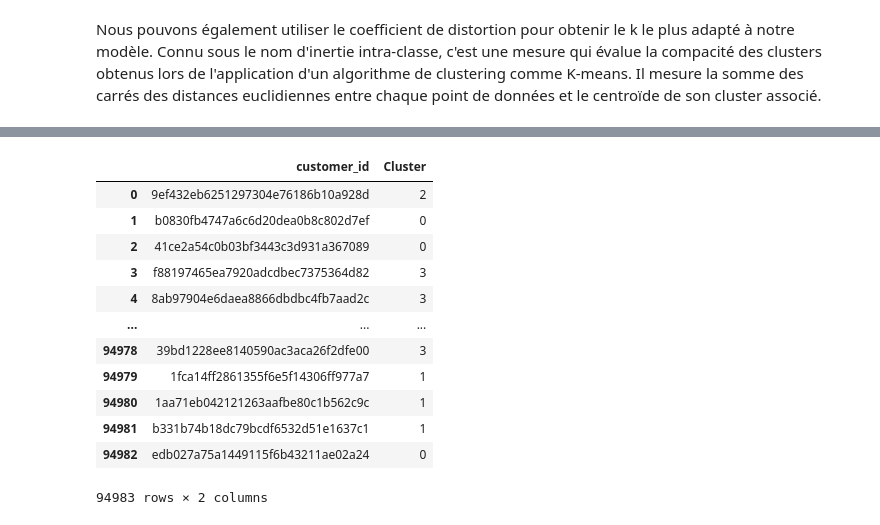
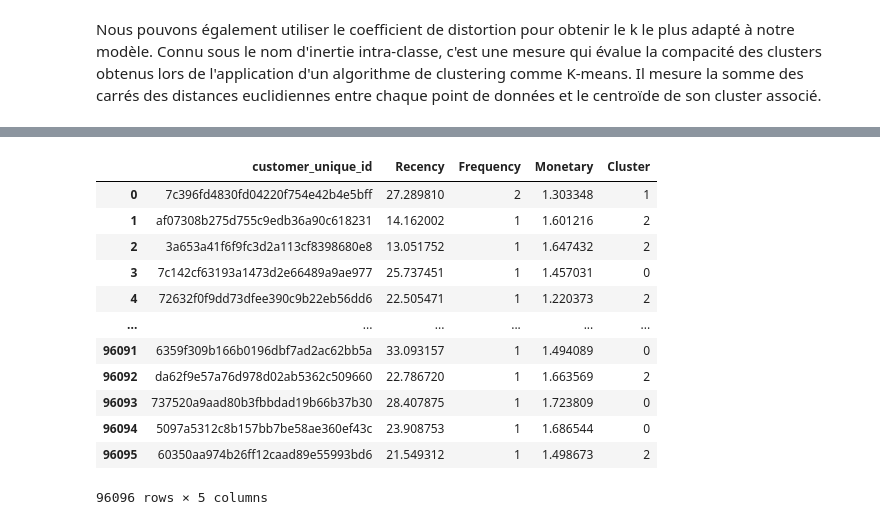
Before and after one commit to HaDock404/CustomerSegmentation, a Jupyter notebook: k_means_test.ipynb, the cells around one changed output, grey strips where cells are left out. Saved outputs shown, nothing was run; the diff lists cells and outputs as text; code cells hidden in the pictures.

```diff
--- a/k_means_test.ipynb
+++ b/k_means_test.ipynb
@@ -103,7 +103,7 @@ Pour déterminer le nombre optimal de cluster à utiliser pour notre algorithme
 from sklearn.cluster import KMeans
 from sklearn.preprocessing import StandardScaler
 
-df_Y = df.drop('customer_id', axis=1)
+df_Y = df.drop('customer_unique_id', axis=1)
 
 scaler = StandardScaler()
 scaled_features = scaler.fit_transform(df_Y)
@@ -184,21 +184,21 @@ plt.show()
 # %%
 df_cluster = df.copy()
-df_cluster.drop(columns={'Recency', 'Frequency', 'Monetary'}, inplace=True)
+#df_cluster.drop(columns={'Recency', 'Frequency', 'Monetary'}, inplace=True)
 df_cluster
 # %% [output]
-|  | customer_id | Cluster |
-| 0 | 9ef432eb6251297304e76186b10a928d | 2 |
-| 1 | b0830fb4747a6c6d20dea0b8c802d7ef | 0 |
-| 2 | 41ce2a54c0b03bf3443c3d931a367089 | 0 |
-| 3 | f88197465ea7920adcdbec7375364d82 | 3 |
-| 4 | 8ab97904e6daea8866dbdbc4fb7aad2c | 3 |
-| ... | ... | ... |
-| 94978 | 39bd1228ee8140590ac3aca26f2dfe00 | 3 |
-| 94979 | 1fca14ff2861355f6e5f14306ff977a7 | 1 |
-| 94980 | 1aa71eb042121263aafbe80c1b562c9c | 1 |
-| 94981 | b331b74b18dc79bcdf6532d51e1637c1 | 1 |
-| 94982 | edb027a75a1449115f6b43211ae02a24 | 0 |
+|  | customer_unique_id | Recency | Frequency | Monetary | Cluster |
+| 0 | 7c396fd4830fd04220f754e42b4e5bff | 27.289810 | 2 | 1.303348 | 1 |
+| 1 | af07308b275d755c9edb36a90c618231 | 14.162002 | 1 | 1.601216 | 2 |
+| 2 | 3a653a41f6f9fc3d2a113cf8398680e8 | 13.051752 | 1 | 1.647432 | 2 |
+| 3 | 7c142cf63193a1473d2e66489a9ae977 | 25.737451 | 1 | 1.457031 | 0 |
+| 4 | 72632f0f9dd73dfee390c9b22eb56dd6 | 22.505471 | 1 | 1.220373 | 2 |
+| ... | ... | ... | ... | ... | ... |
+| 96091 | 6359f309b166b0196dbf7ad2ac62bb5a | 33.093157 | 1 | 1.494089 | 0 |
+| 96092 | da62f9e57a76d978d02ab5362c509660 | 22.786720 | 1 | 1.663569 | 2 |
+| 96093 | 737520a9aad80b3fbbdad19b66b37b30 | 28.407875 | 1 | 1.723809 | 0 |
+| 96094 | 5097a5312c8b157bb7be58ae360ef43c | 23.908753 | 1 | 1.686544 | 0 |
+| 96095 | 60350aa974b26ff12caad89e55993bd6 | 21.549312 | 1 | 1.498673 | 2 |
-94983 rows × 2 columns
+96096 rows × 5 columns
 # %%
 cluster_dataset = 'clustert_dataset.csv'
 df_cluster.to_csv(cluster_dataset, index=False)
```
Also changed, not shown: parts of 9 cells of this notebook, 7 other files.
